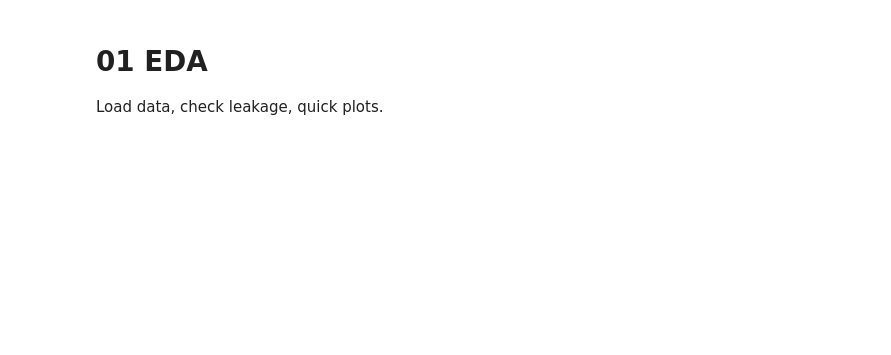
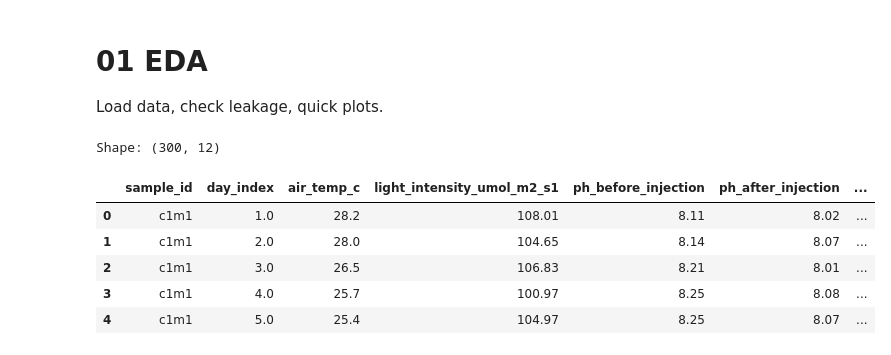
Before and after one commit to ghiffarin/carbon-fixation-ml-starter, a Jupyter notebook: notebooks/01_eda.ipynb, the cells around one changed output. Drawn from its saved outputs; the diff is of its cells as text; code cells hidden in the pictures; blank space fills up the shorter version.

Commit message:
exp(p3): add baseline notebooks + artifacts

```diff
--- a/notebooks/01_eda.ipynb
+++ b/notebooks/01_eda.ipynb
@@ -1,4 +1,56 @@
 # %% [markdown]
 # 01 EDA
 Load data, check leakage, quick plots.
+# %%
+# --- imports
+from pathlib import Path
+import re, unicodedata
+
+import numpy as np
+import pandas as pd
+import matplotlib.pyplot as plt
+from pandas.plotting import scatter_matrix
+
+# --- canonicalize column names (one source of truth)
+def canon(name: str) -> str:
+    s = unicodedata.normalize("NFKC", str(name))
+    s = s.replace("\u200b", "").replace("\xa0", "")  # zero-width/NBSP
+    s = s.strip().lower()
+    # normalize micro symbol(s) to plain 'u'
+    s = s.translate(str.maketrans({"µ": "u", "μ": "u"}))
+    # standardize unit token variants
+    s = s.replace("umol m-2 s-1", "umol_m2_s1")
+    s = s.replace("umol/m2/s",  "umol_m2_s1")
+    s = s.replace("umol m^-2 s^-1", "umol_m2_s1")
+    # collapse non-alnum to underscores
+    s = re.sub(r"[^a-z0-9]+", "_", s)
+    s = re.sub(r"_+", "_", s).strip("_")
+    return s
+
+# project paths (assumes you're running from notebooks/)
+ROOT = Path.cwd().parents[0]          # repo root
+DATA = ROOT / "data" / "processed"
+
+# file names
+IN_CSV  = DATA / "microalgae_dataset.csv"         # change if your source differs
+OUT_CSV = DATA / "microalgae_dataset_clean.csv"   # canonicalized output
+
+TARGET = "co2_fixation_g_l_day"  # <- our canonical target name
+# %%
+# read; your files are semicolon delimited and saved with BOM (utf-8-sig)
+df = pd.read_csv(IN_CSV, sep=";", encoding="utf-8-sig")
+
+# normalize headers (fixes µ → u, spaces/punct → _, etc.)
+df.columns = [canon(c) for c in df.columns]
+
+print("Shape:", df.shape)
+df.head()
+# %% [output]
+Shape: (300, 12)
+|  | sample_id | day_index | air_temp_c | light_intensity_umol_m2_s1 | ph_before_injection | ph_after_injection | ... |
+| 0 | c1m1 | 1.0 | 28.2 | 108.01 | 8.11 | 8.02 | ... |
+| 1 | c1m1 | 2.0 | 28.0 | 104.65 | 8.14 | 8.07 | ... |
+| 2 | c1m1 | 3.0 | 26.5 | 106.83 | 8.21 | 8.01 | ... |
+| 3 | c1m1 | 4.0 | 25.7 | 100.97 | 8.25 | 8.08 | ... |
+| 4 | c1m1 | 5.0 | 25.4 | 104.97 | 8.25 | 8.07 | ... |
 # %%
```
Also changed, not shown: parts of 13 cells of this notebook, 6 other files.
